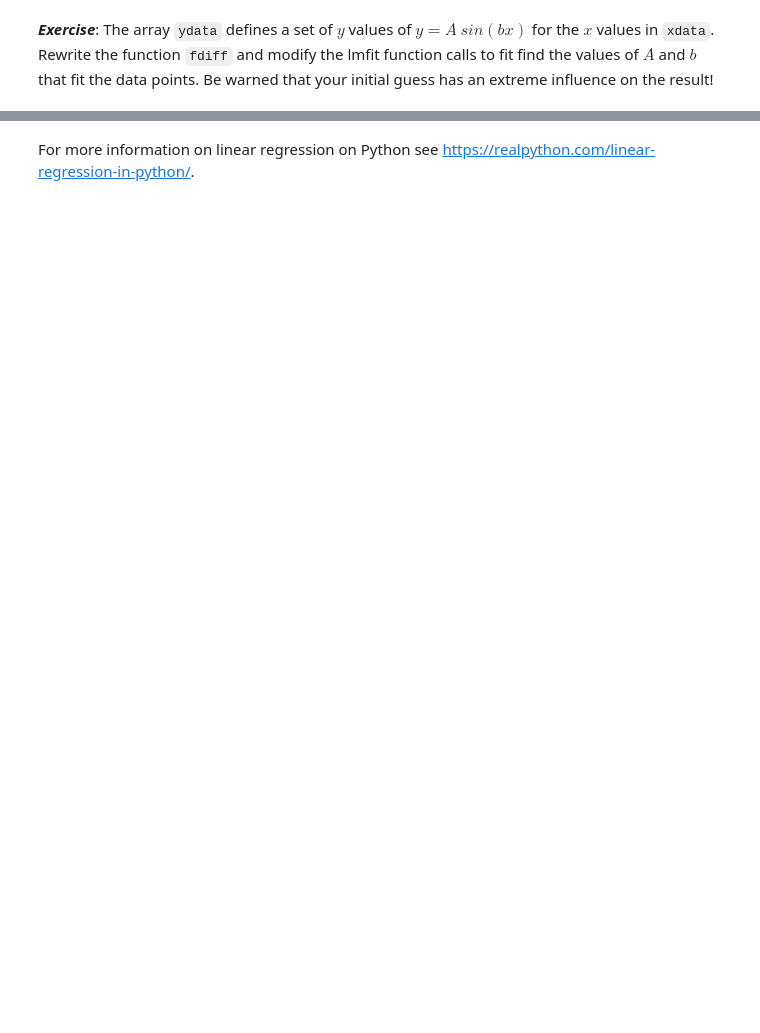
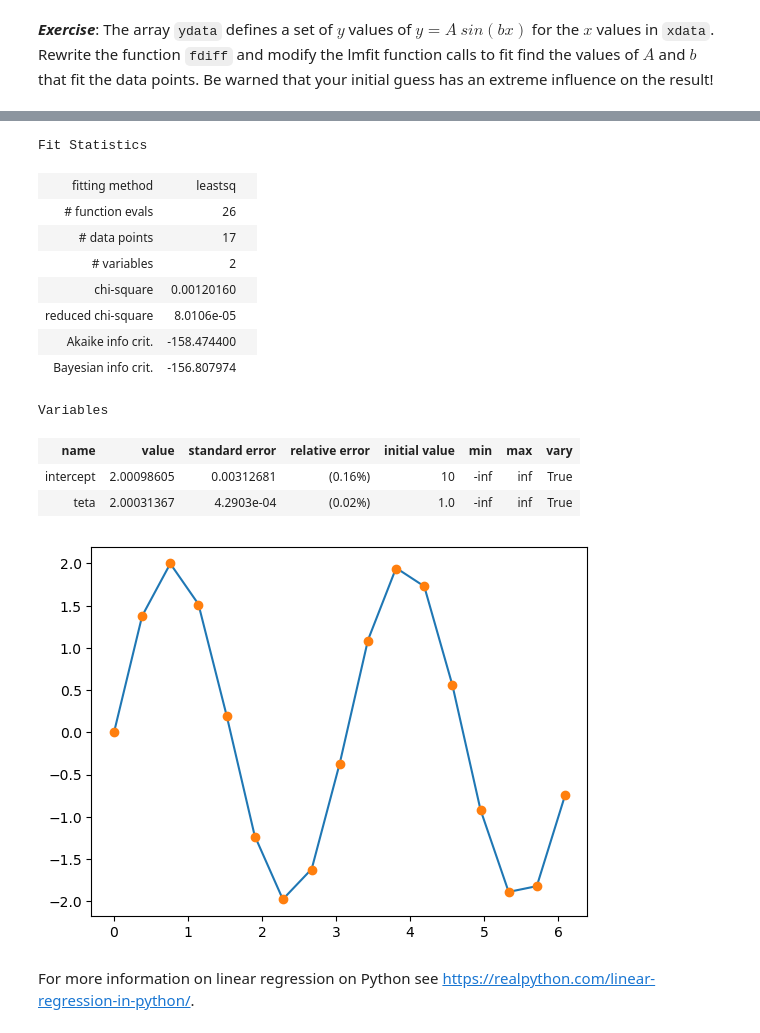
Before and after one commit to vincentpost/PythonMasterclass, a Jupyter notebook: session_6_fitting.ipynb, the cells around one changed output, grey strips where cells are left out. Cells and saved outputs as stored; diff of their text form; code cells hidden in the pictures; blank space fills up the shorter version.

```diff
--- a/session_6_fitting.ipynb
+++ b/session_6_fitting.ipynb
@@ -150,16 +212,44 @@ plt.plot(xdata, ydata, 'o')
-# %%
-def fdiff(p, x, ydata):
-    # Type your code here
-    return y - ydata
-
-parameters = lmfit.Parameters()
-# Add your parameter definitions here
-mini = lmfit.Minimizer(userfcn=fdiff,
-                       fcn_args=(x, ydata),
-                       calc_covar=True,
-                       params=parameters)
-res = mini.minimize(method="leastsq")
-
-# Include code to plot the results
+# %%
+import lmfit
+
+
+def fdiff(p, xdata, ydata):
+    intercept = p["intercept"]
+    teta = p["teta"]
+    y = np.sin(teta * xdata)*intercept
+    return y - ydata
+
+parameters = lmfit.Parameters()
+parameters.add('intercept', value=10)
+parameters.add('teta', value=1.0)
+mini = lmfit.Minimizer(userfcn=fdiff,
+                       fcn_args=(xdata, ydata),
+                       calc_covar=True,
+                       params=parameters)
+res = mini.minimize(method="leastsq")
+
+intercept = res.params["intercept"]
+slope = res.params["teta"]
+
+y = intercept * np.sin(slope * xdata)
+plt.plot(xdata, y)
+plt.plot(xdata, ydata, 'o')
+
+res
+# %% [output]
+Fit Statistics
+| fitting method | leastsq |  |
+| # function evals | 26 |  |
+| # data points | 17 |  |
+| # variables | 2 |  |
+| chi-square | 0.00120160 |  |
+| reduced chi-square | 8.0106e-05 |  |
+| Akaike info crit. | -158.474400 |  |
+| Bayesian info crit. | -156.807974 |  |
+Variables
+| name | value | standard error | relative error | initial value | min | max | vary |
+| intercept | 2.00098605 | 0.00312681 | (0.16%) | 10 | -inf | inf | True |
+| teta | 2.00031367 | 4.2903e-04 | (0.02%) | 1.0 | -inf | inf | True |
+[figure, added]
 # %% [markdown]
 For more information on linear regression on Python see <A href="https://realpython.com/linear-regression-in-python/">https://realpython.com/linear-regression-in-python/</A>.
```
Also changed, not shown: parts of 8 cells of this notebook.
